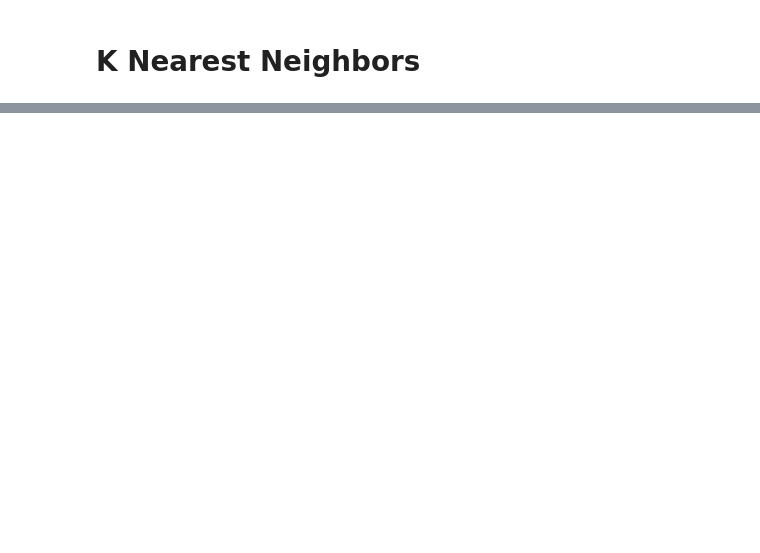
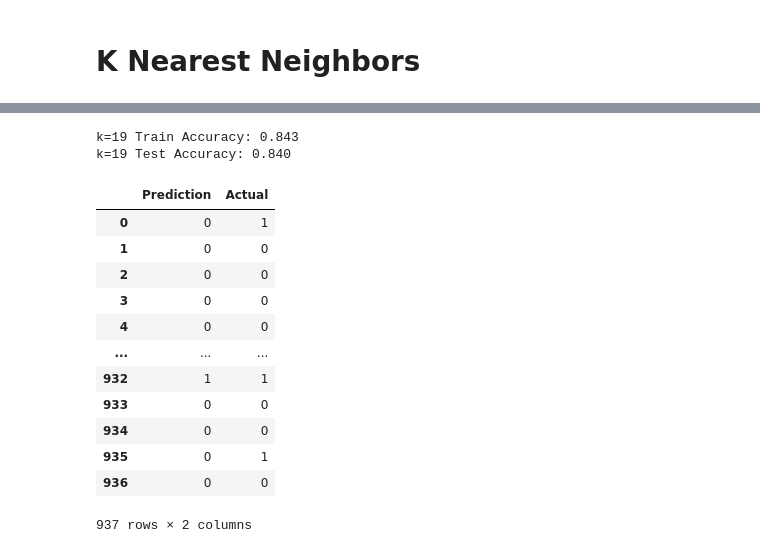
Before and after one commit to mchandler02/Final-Project-Movie-Success, a Jupyter notebook: KNN.ipynb, the cells around one changed output, grey strips where cells are left out. Drawn from its saved outputs; the diff is of its cells as text; code cells hidden in the pictures; blank space fills up the shorter version.

Commit message:
updated prediction table and created image

```diff
--- a/KNN.ipynb
+++ b/KNN.ipynb
@@ -42,9 +52,9 @@ test_scores = []
 ktesting = 40
 for k in range(1, ktesting, 2):
     knn = KNeighborsClassifier(n_neighbors=k)
-    knn.fit(X_train_scaled, y_train)
-    train_score = knn.score(X_train_scaled, y_train)
-    test_score = knn.score(X_test_scaled, y_test)
+    knn.fit(X_train_scaled, encoded_y_train)
+    train_score = knn.score(X_train_scaled, encoded_y_train)
+    test_score = knn.score(X_test_scaled, encoded_y_test)
     train_scores.append(train_score)
     test_scores.append(test_score)
     print(f"k: {k}, Train/TestScore: {train_score: .3f}/{test_score:.3f}")
@@ -58,8 +91,25 @@ plt.show()
 # %%
 knn = KNeighborsClassifier(n_neighbors = 19)
-knn.fit(X_train_scaled, y_train)
-print('k=19 Train Accuracy: %.3f'% knn.score(X_train_scaled, y_train))
-print('k=19 Test Accuracy: %.3f'% knn.score(X_test_scaled, y_test))
+knn.fit(X_train_scaled, encoded_y_train)
+print('k=19 Train Accuracy: %.3f'% knn.score(X_train_scaled, encoded_y_train))
+print('k=19 Test Accuracy: %.3f'% knn.score(X_test_scaled, encoded_y_test))
+# %% [output]
+k=19 Train Accuracy: 0.843
+k=19 Test Accuracy: 0.840
 # %%
-predictions = knn.predict(X_test)
-pd.DataFrame({"Prediction": predictions, "Actual": y_test}).reset_index(drop=True)
+predictions = knn.predict(X_test_scaled)
+pd.DataFrame({"Prediction": predictions, "Actual": encoded_y_test}).reset_index(drop=True)
+# %% [output]
+|  | Prediction | Actual |
+| 0 | 0 | 1 |
+| 1 | 0 | 0 |
+| 2 | 0 | 0 |
+| 3 | 0 | 0 |
+| 4 | 0 | 0 |
+| ... | ... | ... |
+| 932 | 1 | 1 |
+| 933 | 0 | 0 |
+| 934 | 0 | 0 |
+| 935 | 0 | 1 |
+| 936 | 0 | 0 |
+937 rows × 2 columns
```
Also changed, not shown: parts of 4 cells of this notebook, 1 other file.
